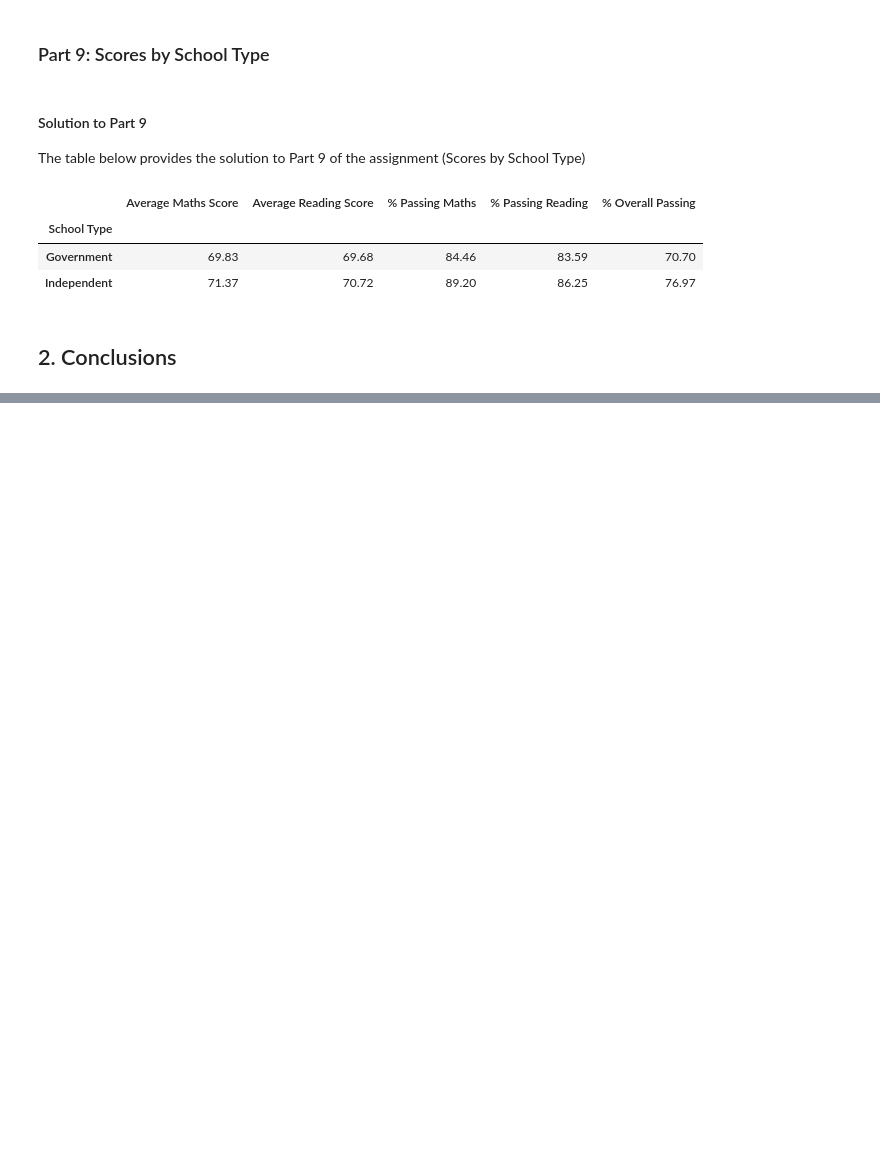
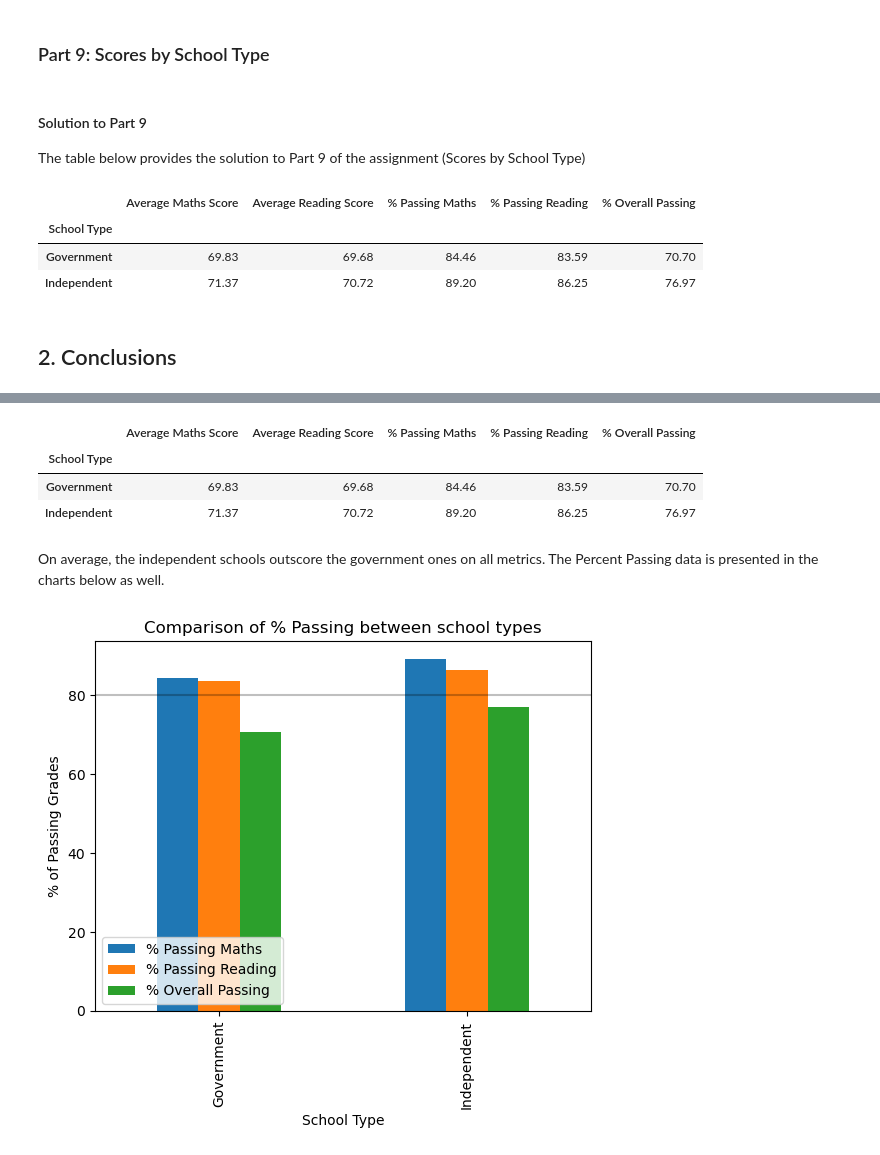
Before and after one commit to benoitchamot/PyCitySchools, a Jupyter notebook: PyCitySchools/Report.ipynb, the cells around one changed output, grey strips where cells are left out. Drawn from its saved outputs; the diff is of its cells as text; code cells hidden in the pictures; blank space fills up the shorter version.

```diff
--- a/PyCitySchools/Report.ipynb
+++ b/PyCitySchools/Report.ipynb
@@ -735,0 +746,26 @@ type_summary
+# %%
+type_summary
+# %% [output]
+|  | Average Maths Score | Average Reading Score | % Passing Maths | % Passing Reading | % Overall Passing |
+| School Type |  |  |  |  |  |
+| Government | 69.83 | 69.68 | 84.46 | 83.59 | 70.70 |
+| Independent | 71.37 | 70.72 | 89.20 | 86.25 | 76.97 |
+# %% [markdown]
+On average, the independent schools outscore the government ones on all metrics. The Percent Passing data is presented in the charts below as well.
+# %%
+import matplotlib.pyplot as plt
+
+type_summary_num = type_summary.astype({'Average Maths Score':'float',
+                     'Average Reading Score':'float',
+                     '% Passing Maths':'float',
+                     '% Passing Reading':'float',
+                     '% Overall Passing':'float'})
+
+fig1 = type_summary_num[['% Passing Maths', '% Passing Reading', '% Overall Passing']].plot(kind='bar',title='Comparison of % Passing between school types')
+fig1.set_xlabel('School Type')
+fig1.set_ylabel('% of Passing Grades')
+plt.legend(loc='lower left')
+plt.hlines(80,-1,2,colors='black',alpha=0.25)
+plt.show()
+# %% [output]
+[figure, added]
```
Also changed, not shown: parts of 15 cells of this notebook.
